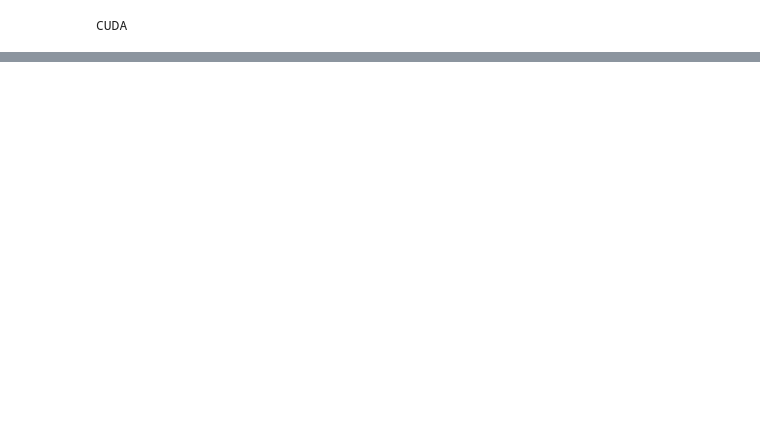
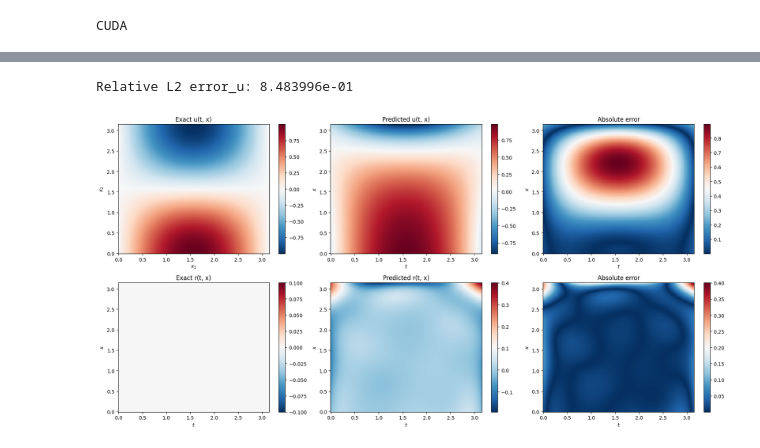
Before and after one commit to Pisarenkova/KT_2025, a Jupyter notebook: PINN.ipynb, the cells around one changed output, grey strips where cells are left out. Saved outputs shown, nothing was run; the diff lists cells and outputs as text; code cells hidden in the pictures; blank space fills up the shorter version.

```diff
--- a/PINN.ipynb
+++ b/PINN.ipynb
@@ -576,0 +627,76 @@ plt.show()
+# %%
+example = 200
+t = np.linspace(dom_coords[0, 0], dom_coords[1, 0], example)[:, None]
+x = np.linspace(dom_coords[0, 1], dom_coords[1, 1], example)[:, None]
+t, x = np.meshgrid(t, x)
+X_star = np.hstack((t.flatten()[:, None], x.flatten()[:, None]))
+
+u_star = u(X_star, k,l)
+R_star = r(X_star, k, l)
+
+# Predictions
+u_pred = model.predict_u(X_star)
+r_pred = model.predict_r(X_star)
+error_u = np.linalg.norm(u_star - u_pred, 2) / np.linalg.norm(u_star, 2)
+
+print('Relative L2 error_u: %e' % (error_u))
+# %% [output]
+Relative L2 error_u: 8.483996e-01
+# %%
+U_star = griddata(X_star, u_star.flatten(), (t, x), method='cubic')
+R_star = griddata(X_star, R_star.flatten(), (t, x), method='cubic')
+U_pred = griddata(X_star, u_pred.flatten(), (t, x), method='cubic')
+R_pred = griddata(X_star, r_pred.flatten(), (t, x), method='cubic')
+
+
+plt.figure(figsize=(18, 9))
+plt.subplot(2, 3, 1)
+plt.pcolor(t, x, U_star, cmap='RdBu_r', shading='auto')
+plt.colorbar()
+plt.xlabel('$x_1$')
+plt.ylabel('$x_2$')
+plt.title('Exact u(t, x)')
+plt.tight_layout()
+
+plt.subplot(2, 3, 2)
+plt.pcolor(t, x, U_pred, cmap='RdBu_r', shading='auto')
+plt.colorbar()
+plt.xlabel('$t$')
+plt.ylabel('$x$')
+plt.title('Predicted u(t, x)')
+plt.tight_layout()
+
+plt.subplot(2, 3, 3)
+plt.pcolor(t, x, np.abs(U_star - U_pred), cmap='RdBu_r', shading='auto')
+plt.colorbar()
+plt.xlabel('$t$')
+plt.ylabel('$x$')
+plt.title('Absolute error')
+plt.tight_layout()
+
+plt.subplot(2, 3, 4)
+plt.pcolor(t, x, R_star, cmap='RdBu_r', shading='auto')
+plt.colorbar()
+plt.xlabel('$t$')
+plt.ylabel('$x$')
+plt.title('Exact r(t, x)')
+plt.tight_layout()
+
+plt.subplot(2, 3, 5)
+plt.pcolor(t, x, R_pred, cmap='RdBu_r', shading='auto')
+plt.colorbar()
+plt.xlabel('$t$')
+plt.ylabel('$x$')
+plt.title('Predicted r(t, x)')
+plt.tight_layout()
+
+plt.subplot(2, 3, 6)
+plt.pcolor(t, x, np.abs(R_star - R_pred), cmap='RdBu_r', shading='auto')
+plt.colorbar()
+plt.xlabel('$t$')
+plt.ylabel('$x$')
+plt.title('Absolute error')
+plt.tight_layout()
+plt.show()
+# %% [output]
+[figure, added]
```
Also changed, not shown: parts of 8 cells of this notebook.
